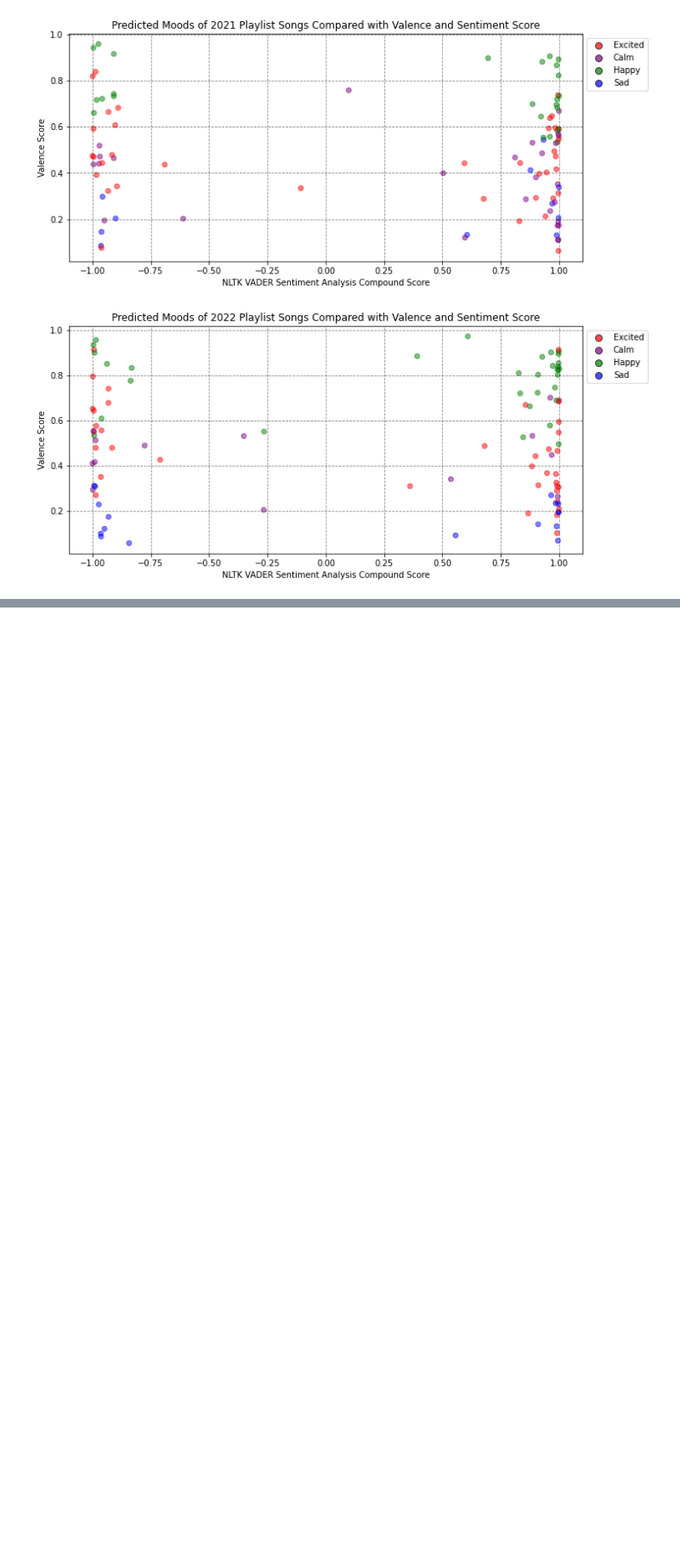
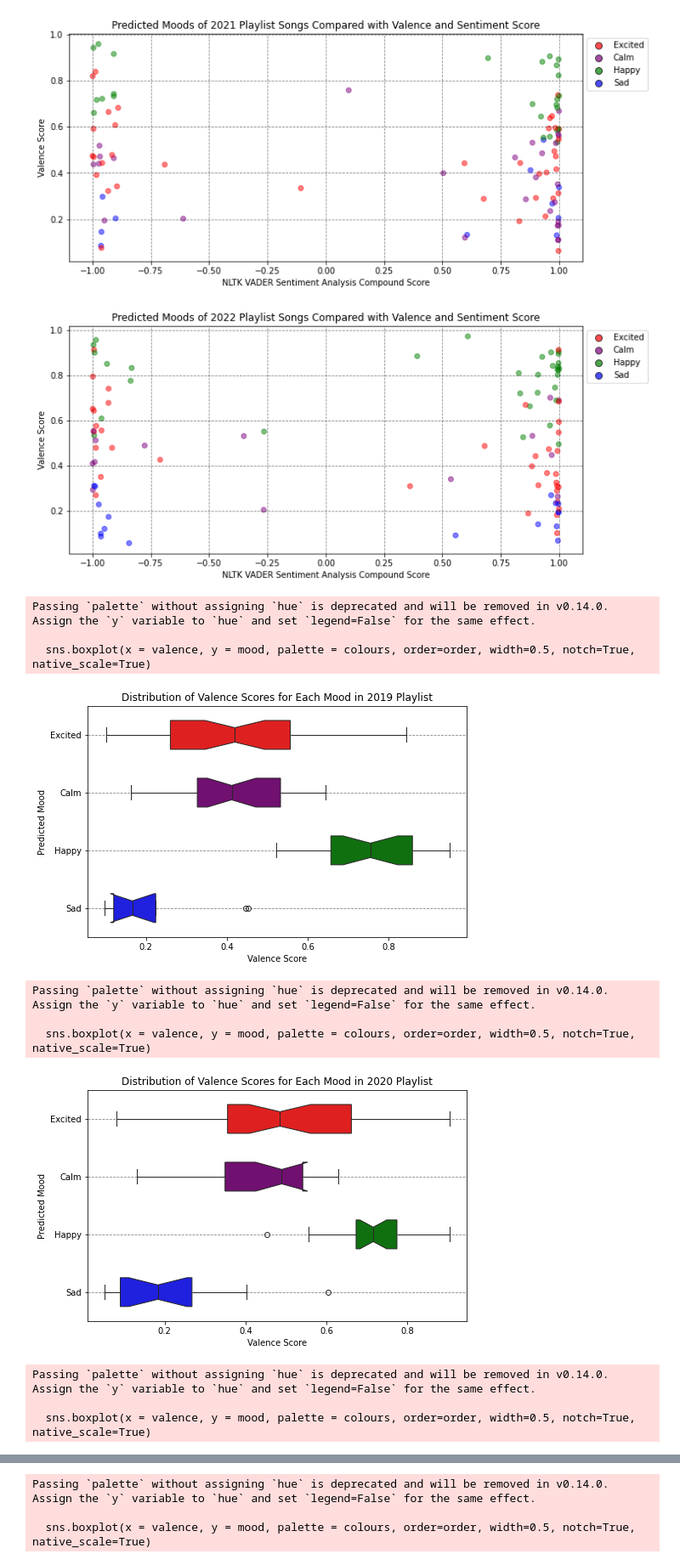
Before and after one commit to ACheung02/Spotify_Sentiment_Analysis, a Jupyter notebook: DataVis.ipynb, the cells around one changed output, grey strips where cells are left out. Shown at 85% size. Cells and saved outputs as stored; diff of their text form; code cells hidden in the pictures; blank space fills up the shorter version.

Commit message:
Added valence distribution box plots across each mood

```diff
--- a/DataVis.ipynb
+++ b/DataVis.ipynb
@@ -155,3 +155,38 @@ valenceSentimentMoodScatter('PredictedMood/2022.csv', '2022')
 [figure]
 [figure]
 [figure]
+# %%
+#create a box plot to show the distribution of valence scores for each mood
+
+def valenceBoxPlot(csv, playlist_name):
+    df = pd.read_csv(csv)
+
+    valence = df['valence']
+    mood = df['predicted_mood']
+
+    colours = {'Excited': 'red', 'Calm': 'purple', 'Happy': 'green', 'Sad': 'blue'}
+    order = ['Excited', 'Calm', 'Happy', 'Sad']
+
+    fig, ax = plt.subplots(figsize = (8, 5))
+    sns.boxplot(x = valence, y = mood, palette = colours, order=order, width=0.5, notch=True)
+    ax.set(title = f'Distribution of Valence Scores for Each Mood in {playlist_name} Playlist', xlabel = 'Valence Score', ylabel = 'Predicted Mood')
+    ax.grid(axis = 'y', linestyle = '--', color = 'black', alpha = 0.5)
+    plt.savefig(f'DataVis/ValenceBoxPlot_{playlist_name}.png', facecolor = 'white', transparent = False)
+    plt.show()
+
+valenceBoxPlot('PredictedMood/2019.csv', '2019')
+valenceBoxPlot('PredictedMood/2020.csv', '2020')
+valenceBoxPlot('PredictedMood/2021.csv', '2021')
+valenceBoxPlot('PredictedMood/2022.csv', '2022')
+# %% [output]
+Passing `palette` without assigning `hue` is deprecated and will be removed in v0.14.0. Assign the `y` variable to `hue` and set `legend=False` for the same effect.
+
+  sns.boxplot(x = valence, y = mood, palette = colours, order=order, width=0.5, notch=True, native_scale=True)
+[figure, added]
+Passing `palette` without assigning `hue` is deprecated and will be removed in v0.14.0. Assign the `y` variable to `hue` and set `legend=False` for the same effect.
+
+  sns.boxplot(x = valence, y = mood, palette = colours, order=order, width=0.5, notch=True, native_scale=True)
+[figure, added]
+Passing `palette` without assigning `hue` is deprecated and will be removed in v0.14.0. Assign the `y` variable to `hue` and set `legend=False` for the same effect.
+
+  sns.boxplot(x = valence, y = mood, palette = colours, order=order, width=0.5, notch=True, native_scale=True)
@@ -157,0 +194,3 @@ valenceSentimentMoodScatter('PredictedMood/2022.csv', '2022')
+Passing `palette` without assigning `hue` is deprecated and will be removed in v0.14.0. Assign the `y` variable to `hue` and set `legend=False` for the same effect.
+
+  sns.boxplot(x = valence, y = mood, palette = colours, order=order, width=0.5, notch=True, native_scale=True)
```
Also changed, not shown: parts of 2 cells of this notebook, 8 other files.
